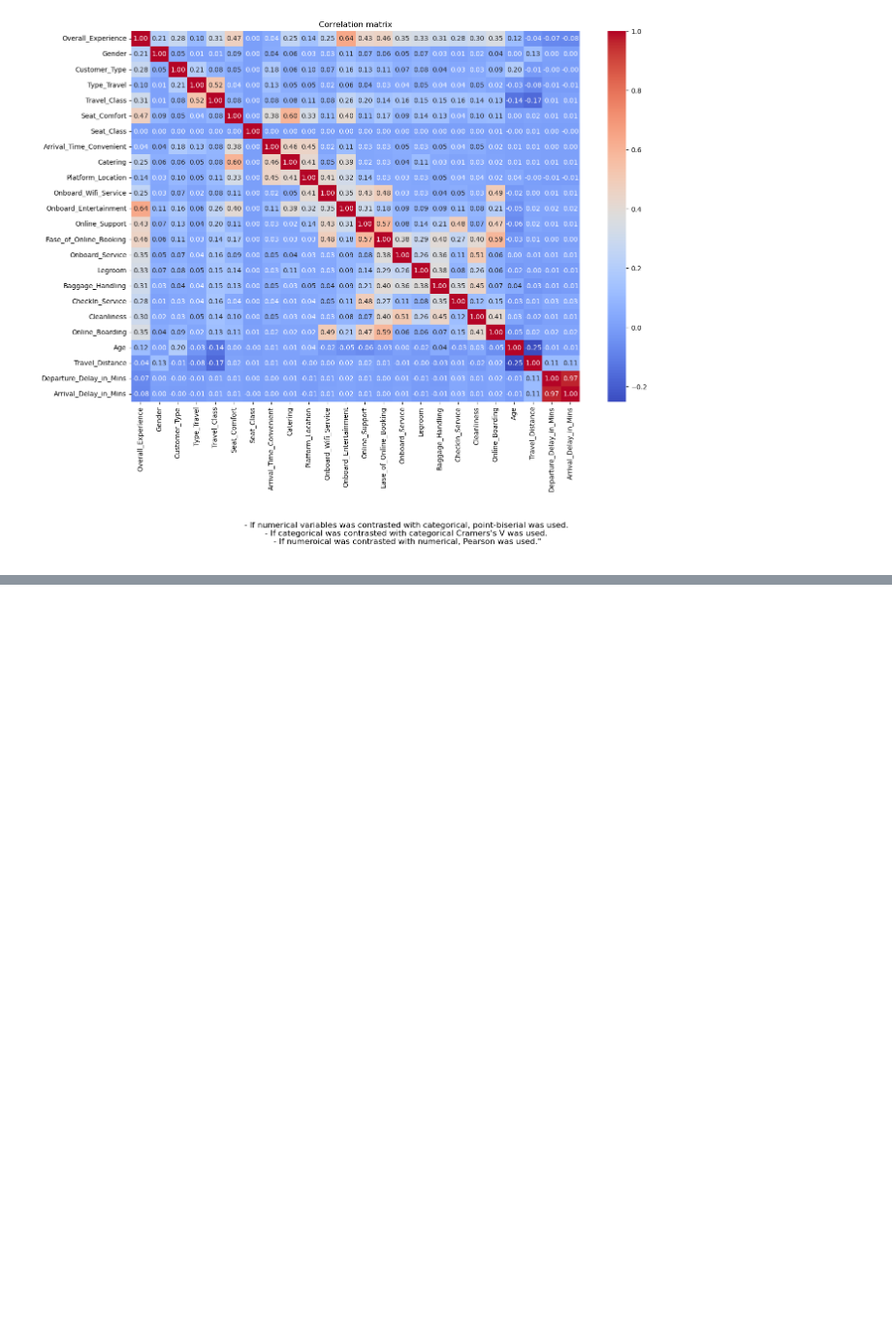
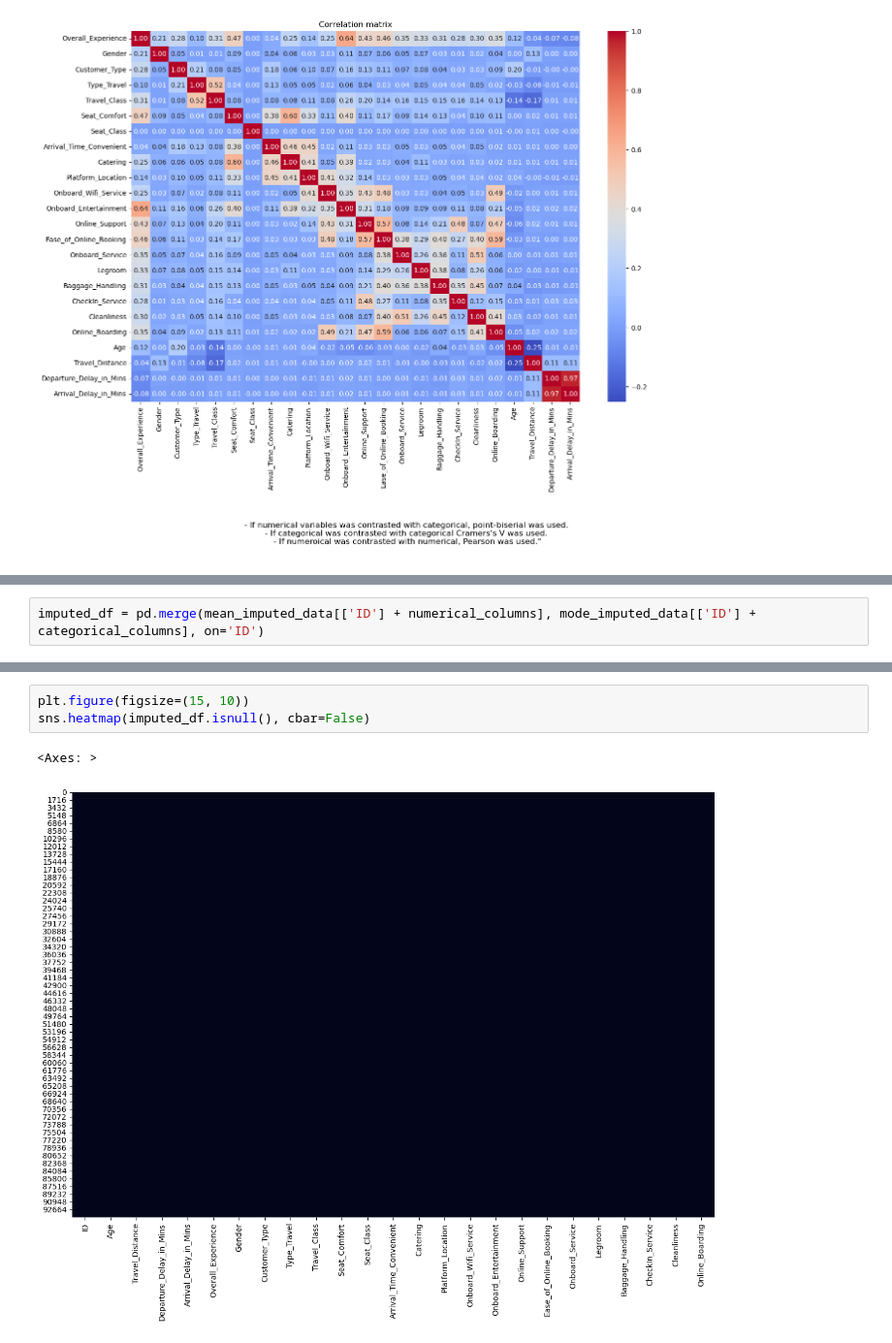
Before and after one commit to contreras-juan/kinki_adsp, a Jupyter notebook: notebooks/1_EDA.ipynb, the cells around one changed output, grey strips where cells are left out. Shown at 97% size. Drawn from its saved outputs; the diff is of its cells as text; blank space fills up the shorter version.

```diff
--- a/notebooks/1_EDA.ipynb
+++ b/notebooks/1_EDA.ipynb
@@ -162,0 +268,2 @@ plt.show()
+# %%
+imputed_df = pd.merge(mean_imputed_data[['ID'] + numerical_columns], mode_imputed_data[['ID'] + categorical_columns], on='ID')
@@ -162,0 +286,6 @@ plt.show()
+# %%
+plt.figure(figsize=(15, 10))
+sns.heatmap(imputed_df.isnull(), cbar=False)
+# %% [output]
+<Axes: >
+[figure, added]
```
Also changed, not shown: parts of 11 cells of this notebook.
